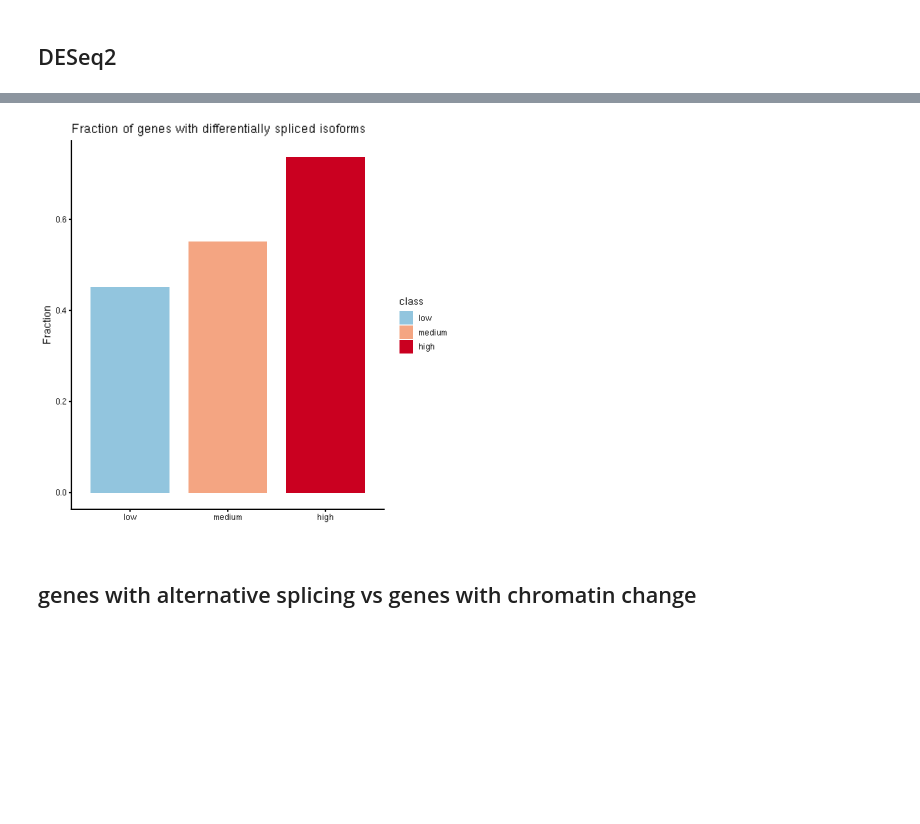
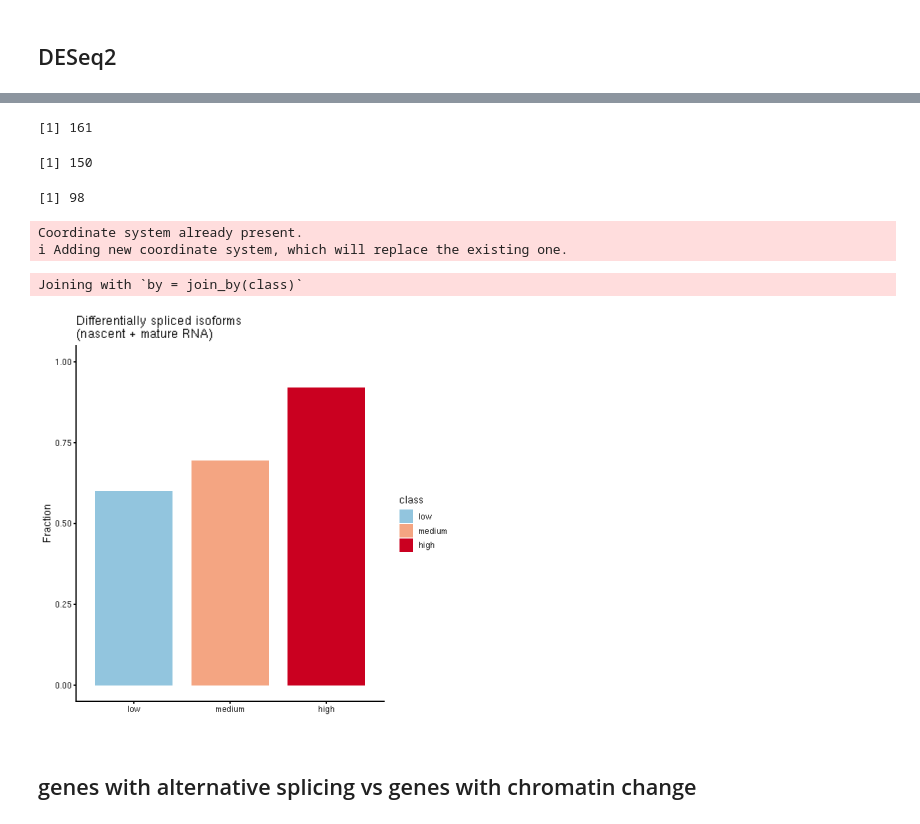
Before and after one commit to baigal628/saccer_lr_multiome_manuscript, a Jupyter notebook: src/13_mature_rna_splicing.ipynb, the cells around one changed output, grey strips where cells are left out. Cells and saved outputs as stored; diff of their text form; code cells hidden in the pictures; blank space fills up the shorter version.

```diff
--- a/src/13_mature_rna_splicing.ipynb
+++ b/src/13_mature_rna_splicing.ipynb
@@ -293,0 +246,2 @@ Joining with `by = join_by(class)`
+# %%
+ds_genes_nascent<- read.table(file = "../data/13_nascent_rna_splicing_all_DE_isoforms_geneid.tsv", sep = "\t") %>% pull(V1)
@@ -294,16 +257,58 @@ Joining with `by = join_by(class)`
+# %%
+length(ds_genes)
+length(ds_genes_nascent)
+length(intersect(ds_genes, ds_genes_nascent))
+all_ds_genes<- c(ds_genes, ds_genes_nascent) %>% sort() %>% unique()
+# %% [output]
+[1] 161
+[1] 150
+[1] 98
+# %%
+gene_list <- list(
+  "Mature RNA" = ds_genes,
+  "Nascent RNA" = ds_genes_nascent
+)
+
+p <- ggVennDiagram(gene_list,
+                   label = "both",
+                   label_alpha = 0,
+                   edge_size = 1, font_size  = 10) +
+    theme(legend.position = "right",
+        legend.text = element_text(size = 10)) +
+    scale_fill_distiller(palette = "RdBu") +
+    coord_flip()
+ggsave('../figures/Supp_rna_splicing_venn_diagram.pdf', p, width = 4, height = 2.5)
+# %% [output]
+Coordinate system already present.
+ℹ Adding new coordinate system, which will replace the existing one.
 # %%
+df<- final_iso_tb %>% rownames_to_column("rownames") %>%  distinct(gene_id, class)
+df$splicing_de = "Not sig"
+df[df$gene_id %in% all_ds_genes, 'splicing_de'] = "DE"
+
+df<- df %>% count(class, name = 'total') %>%
+    left_join(count(df, class, splicing_de)) %>%
+    mutate(frac = n/total)
+
+df$class<- factor(df$class, levels = c('low', 'medium', 'high'))
+
+mcol = c("#fb8072", "")
+names(mcol) = c("DE", "Not sig")
+
 mcolors <- c("#92c5de", "#f4a582", "#ca0020")
 names(mcolors)<- c("low", "medium", "high")
 
 df %>%
     filter(splicing_de == "DE") %>%
     ggplot(aes(x = class, y = frac, fill = class)) +
     geom_bar(stat = "identity", width = 0.8) +
     scale_fill_manual(values = class_colors) +
-    labs(x = '', y = "Fraction", title = "Fraction of genes with differentially spliced isoforms")
+    labs(x = '', y = "Fraction", title = "Differentially spliced isoforms\n(nascent + mature RNA)") +
+    ylim(0, 1)
 
 ggsave('../figures/Supp_mature_rna_splicing_fraction_of_de_genes_by_expr.pdf', width = 4, height = 3.5)
 # %% [output]
+Joining with `by = join_by(class)`
-[figure, old version]
+[figure, new version]
 # %% [markdown]
 ## genes with alternative splicing vs genes with chromatin change
```
Also changed, not shown: parts of 18 cells of this notebook, 11 other files.
